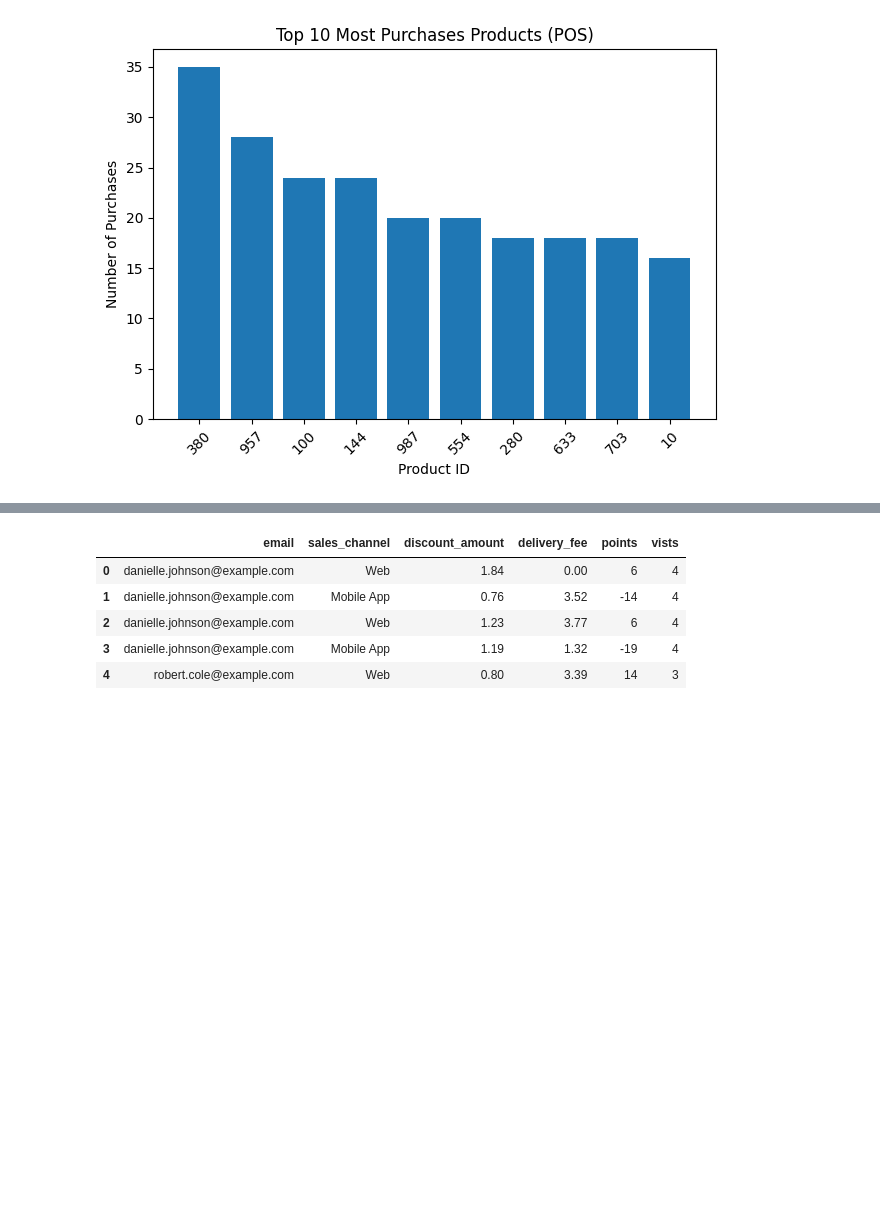
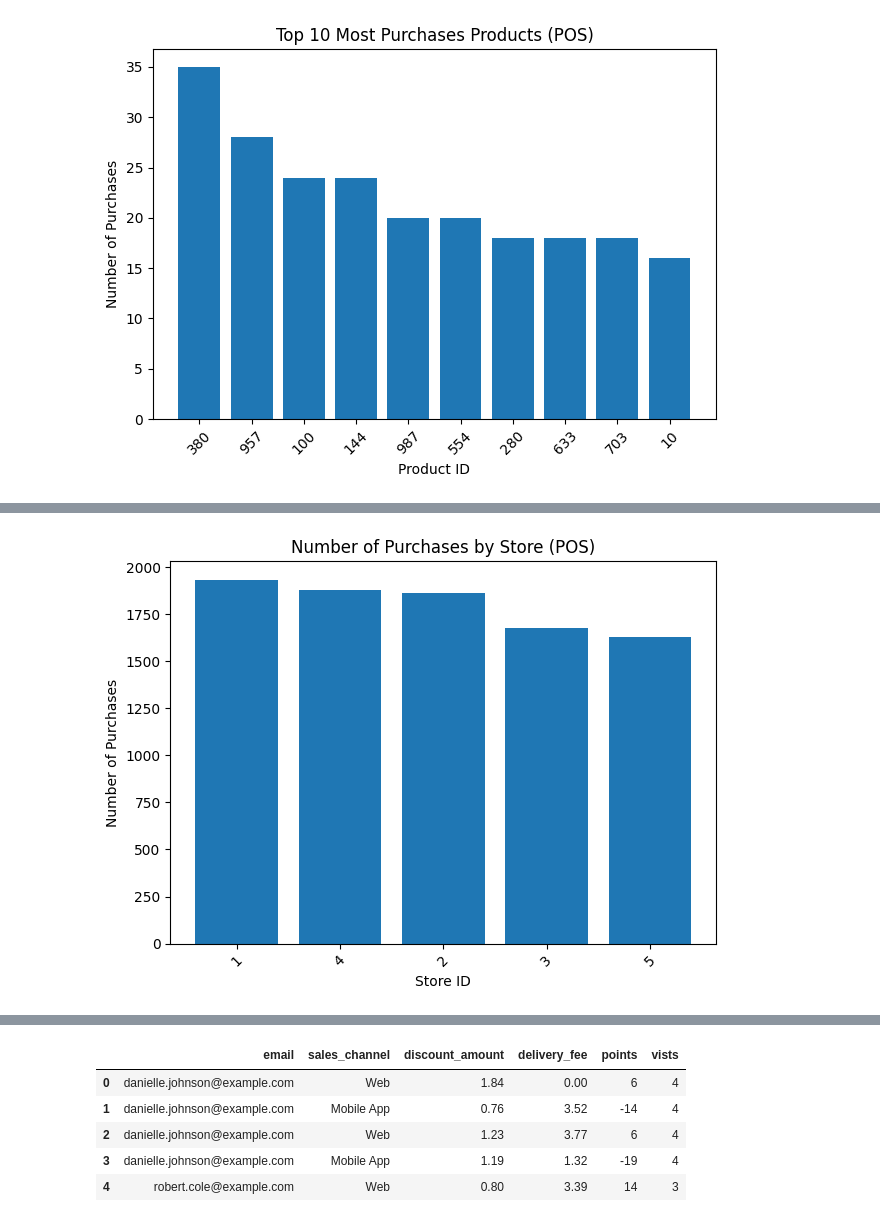
Before and after one commit to KumbiraiShonhiwa/Assignment2, a Jupyter notebook: data_wrangling/Assignment_2.ipynb, the cells around one changed output, grey strips where cells are left out. Saved outputs shown, nothing was run; the diff lists cells and outputs as text; code cells hidden in the pictures; blank space fills up the shorter version.

```diff
--- a/data_wrangling/Assignment_2.ipynb
+++ b/data_wrangling/Assignment_2.ipynb
@@ -365,0 +425,11 @@ plt.show()
+# %%
+plt.figure()
+plt.bar(pos_purchases_by_location.index.astype(str), pos_purchases_by_location.values)
+plt.title("Number of Purchases by Store (POS)")
+plt.xlabel("Store ID")
+plt.ylabel("Number of Purchases")
+plt.xticks(rotation=45)
+plt.tight_layout()
+plt.show()
+# %% [output]
+[figure, added]
```
Also changed, not shown: parts of 17 cells of this notebook, 16 other files.
